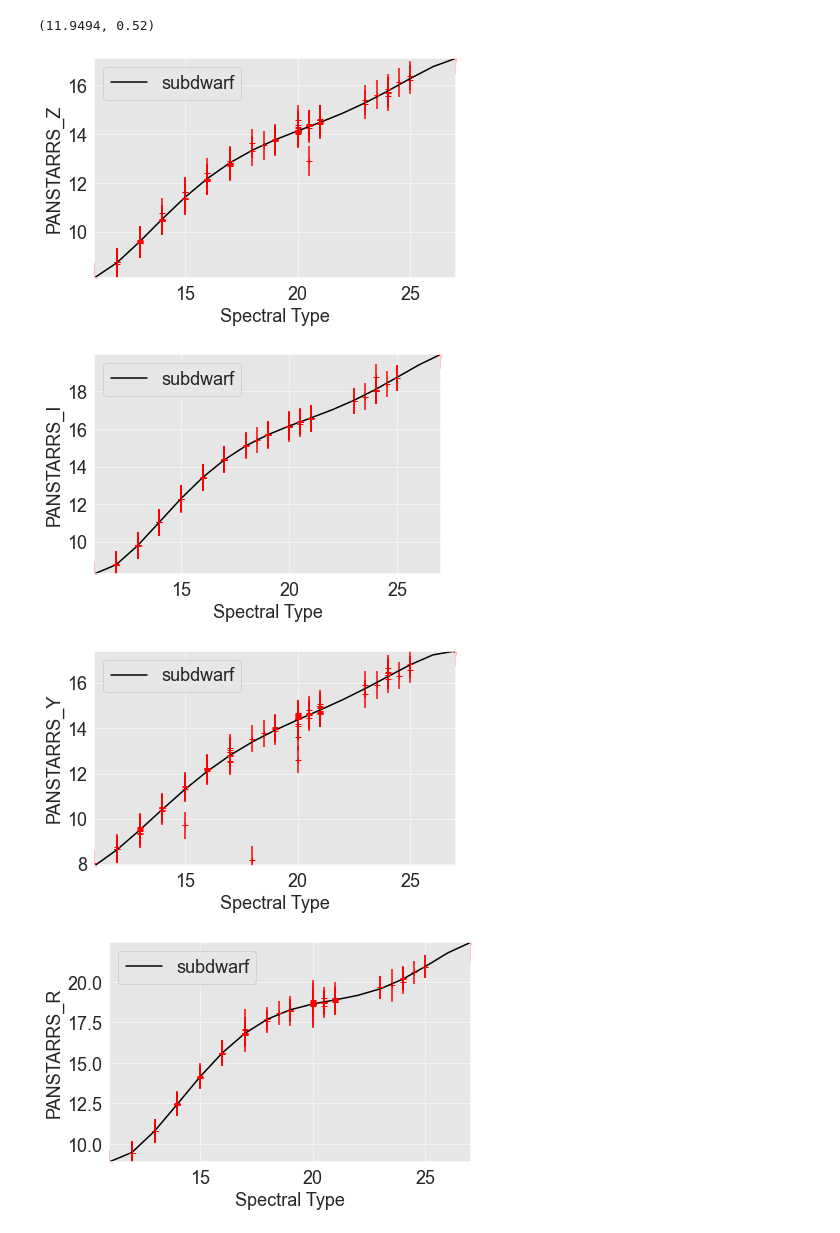
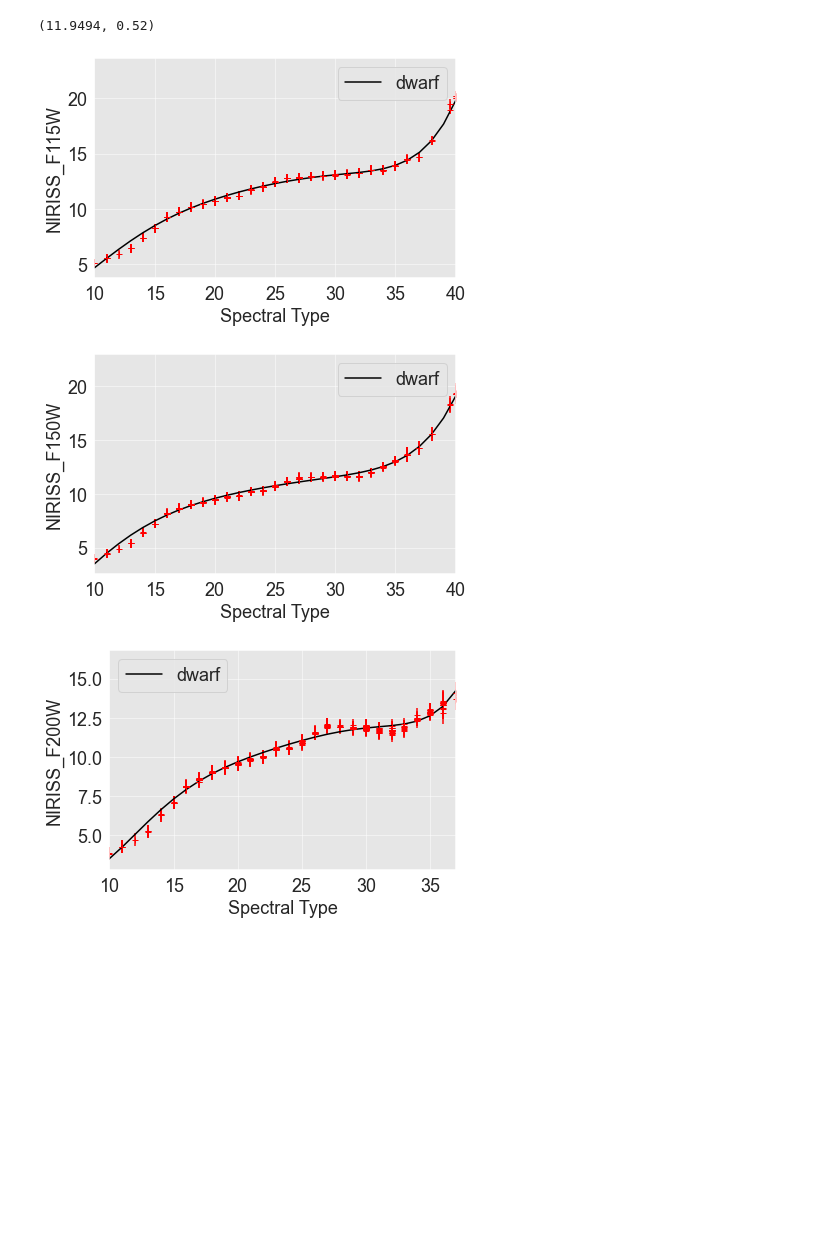
Before and after one commit to caganze/popsims, a Jupyter notebook: notebooks/absmag relations.ipynb, the cells around one changed output. Cells and saved outputs as stored; diff of their text form; code cells hidden in the pictures; blank space fills up the shorter version.

```diff
--- a/notebooks/absmag relations.ipynb
+++ b/notebooks/absmag relations.ipynb
@@ -216,9 +221,9 @@ def compute_colors(sp, sd=False):
     if not sd: fl_pairs=darf_pairs
     sp.normalize()
     res={}
-    for p in fl_pairs:
-        res.update({p[0]+'and'+p[1]: \
-                    get_colors(sp, p[0], p[1])})
+    for p in fl_pairs.keys():
+        res.update({p+'and'+fl_pairs[p]['ref']: \
+                    get_colors(sp, p, fl_pairs[p]['ref'])})
     return res
 # %%
 zhang_subds=pd.read_pickle(popsims.DATA_FOLDER+'/combined_sd_templates.pkl')
@@ -273,0 +267,3 @@ sd_df
+# %%
+df=pd.DataFrame.from_records([compute_colors(x, sd=False) for x in tqdm(np.concatenate([all_spectra, optical_templates]))])
+df['spt']=np.concatenate([spts,  optical_spts])
@@ -457,12 +455,12 @@ get_abs_mag(25, 'PANSTARRS_Z'), get_subdwarf_abs_mag(25, 'SDSS_Z')
 def get_abs_mags(row):
     res={}
     fl_pairs=darf_pairs
-    for p in fl_pairs:
+    for p in fl_pairs.keys():
 
-        cl=p[0]+'and'+p[1]
-        v, ve=get_abs_mag(row.spt, p[1])
+        cl=p+'and'+fl_pairs[p]['ref']
+        v, ve=get_abs_mag(row.spt, fl_pairs[p]['ref'], method= fl_pairs[p]['method'])
         absm= row[cl][0]+v
-        res.update({p[0]: [absm,  (row[cl][1]**2+ve**2)**0.5]})
+        res.update({p: [absm,  (row[cl][1]**2+ve**2)**0.5]})
     return pd.Series(res)
 
 def get_abs_mags_sd(row):
@@ -502,6 +502,6 @@ get_subdwarf_abs_mag(20, '2MASS_J')
 # %%
 tqdm.pandas()
-#abs_df=df.progress_apply(get_abs_mags, axis=1)
+abs_df=df.progress_apply(get_abs_mags, axis=1)
 #abs_df=df.progress_apply(get_abs_mags_lsst_fromcolor, axis=1)
 #sd_abs_df=sd_df_total.progress_apply(get_abs_mags_lsst_fromcolor_sds, axis=1)
 # %%
@@ -530,80 +530,52 @@ FITS=pd.read_pickle('/users/caganze/research/popsims/data/polynomial_relations.p
 #adda zhang realtions
 #FITS['references']
 # %%
-for c in sd_abs_df.columns:
+for c in abs_df.columns:
     if c=='spt':
         pass
     else:
         fig, a=plt.subplots()
-        #vals=np.vstack(abs_df[c].values)
-        vals=np.vstack(sd_abs_df[c].values)
-        #spts=df.spt.values
-        spts=sd_df.spt.values
+        vals=np.vstack(abs_df[c].values)
+        #vals=np.vstack(sd_abs_df[c].values)
+        spts=df.spt.values
+        #spts=sd_df.spt.values
 
         #masks
         mask= np.logical_or.reduce([np.isnan(spts),
                                     np.isnan(vals[:,0]),
                                     np.isnan(vals[:,1])])
 
         m, fit= fit_with_nsigma_clipping(spts[~mask],
                                       vals[:,0][~mask],
                                       vals[:,1][~mask], 6, sigma=3.)
-        FITS['absmags']['subdwarfs'].update({c: {'x': 'spt',
+        FITS['absmags']['dwarfs'].update({c: {'x': 'spt',
                                               'y': c,
                                               'fit':fit, \
                                               'scatter': np.nanmedian(vals[:,1]), \
                                               'method': 'polynomial',\
                                               'range':  (np.nanmin(spts[~mask]),\
                                                          np.nanmax(spts[~mask])), \
                                              'x0':0}})
 
-        #same for subdwarfs
-        #sd_mask= np.logical_or.reduce([np.isnan(sd_spts),
-        #                            np.isnan(sd_vals[:,0]),
-        #                            np.isnan(sd_vals[:,1])])
 
         spgrid=np.arange(np.nanmin(spts[~mask]), np.nanmax(spts[~mask]))
-        a.plot(spgrid, fit(spgrid), c='k', label='subdwarf')
+        a.plot(spgrid, fit(spgrid), c='k', label='dwarf')
 
-        #if len(sd_spts[~sd_mask])<1:
-        #    pass
-        #if len(sd_spts[~sd_mask])>=1:
-        #    sd_m, sd_fit= fit_with_nsigma_clipping(sd_spts[~sd_mask],
-        #                                           sd_vals[:,0][~sd_mask],
-        #                                  sd_vals[:,1][~sd_mask], 6, sigma=3.)
-        #    a.errorbar(sd_spts, sd_vals[:,0], fmt='+',
-        #           yerr=sd_vals[:,1], color='b')
-         #   FITS['absmags']['subdwarfs'].update({c: {'x': 'spt',
-         #                                     'y':c,
-         #                                     'fit':sd_fit, \
-         #                                     'scatter': np.nanmedian(sd_vals[:,1]), \
-         #                                     'method': 'polynomial',\
-         #                                     'range':  (np.nanmin(spts[~mask]),\
-         #                                                np.nanmax(spts[~mask]))}})
 
-         #   a.plot(spgrid, sd_fit(spgrid), c='b', label='Sd')
-        #same for subdwarfs
 
         a.errorbar(spts, vals[:,0], fmt='+',
                    yerr=vals[:,1], color='r')
-
-
-
-        #a.errorbar(spts[~mask][~m], vals[:,0][~mask][~m], fmt='+',
-        #           yerr=vals[:,1][~mask][~m], color='b')
-
 
 
 
         a.set_ylabel(c)
         a.set_xlabel('Spectral Type')
         a.legend()
         plt.tight_layout()
         a.set_xlim([np.nanmin(spgrid), np.nanmax(spgrid)])
-        a.set_ylim([fit(np.nanmin(spgrid)), fit(np.nanmax(spgrid))])
-        plt.savefig(popsims.FIGURES+'/abs_mag_relations{}_sd.pdf'.format(c))
+        #a.set_ylim([fit(np.nanmin(spgrid)), fit(np.nanmax(spgrid))])
+        plt.savefig(popsims.FIGURES+'/abs_mag_relations{}.pdf'.format(c))
 # %% [output]
-[figure, old version]
+[figure, new version]
-[figure, old version]
+[figure, new version]
-[figure, old version]
+[figure, new version]
-[figure, removed]
```
Also changed, not shown: parts of 12 cells of this notebook, 23 other files.
